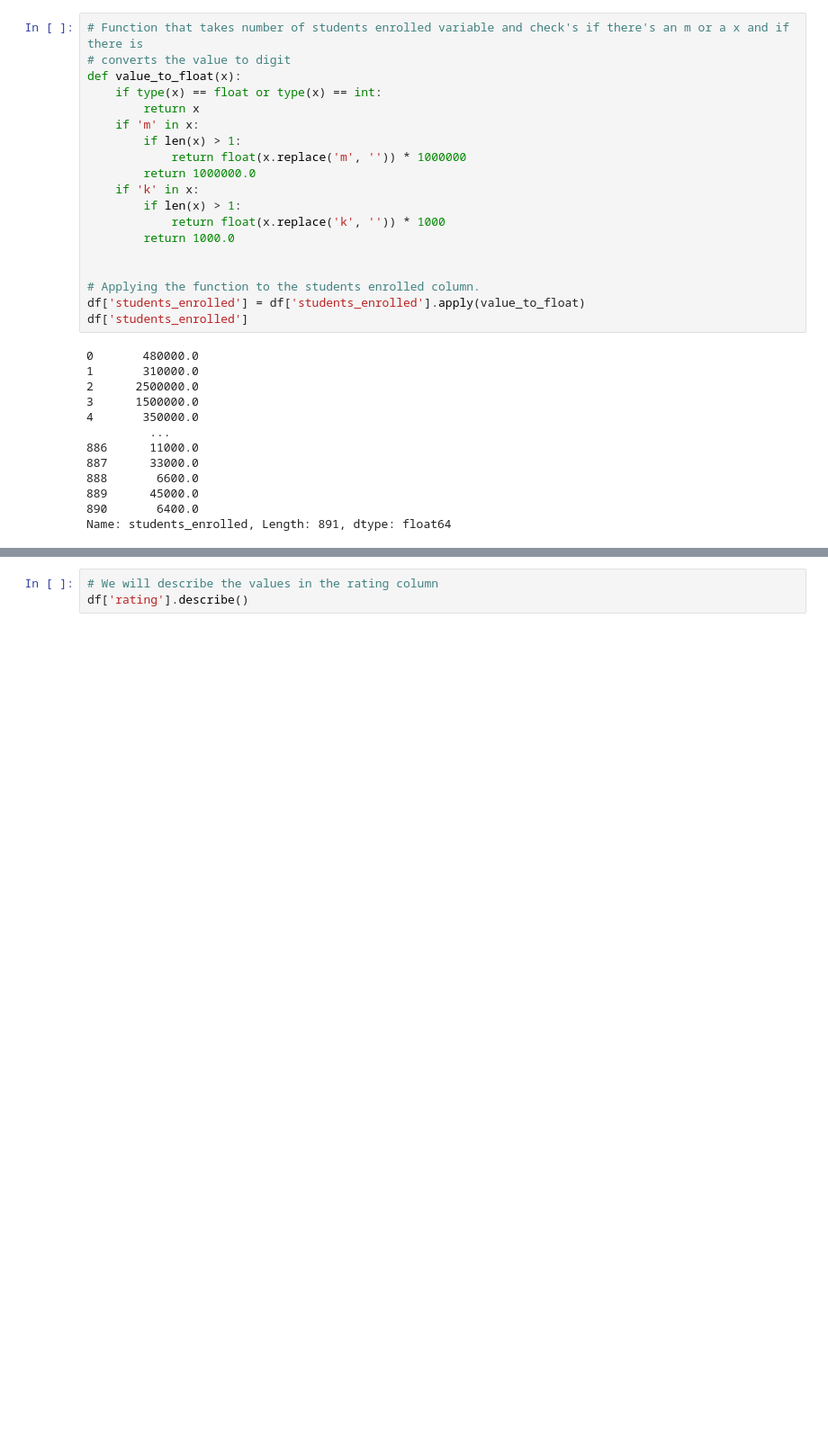
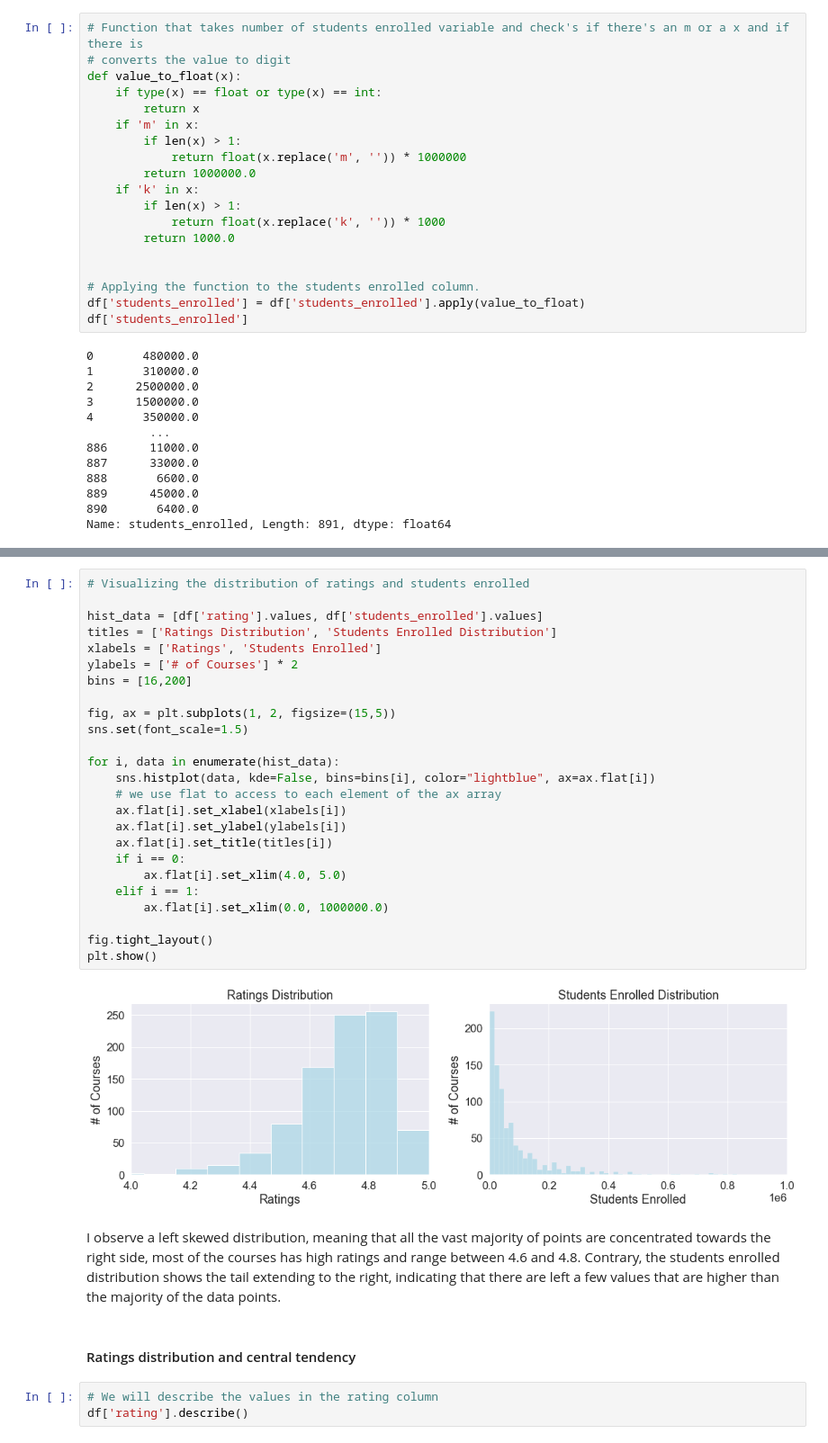
Before and after one commit to patosorio/Coursera-course-analysis, a Jupyter notebook: Coursera Course Analysis.ipynb, the cells around one changed output, grey strips where cells are left out. Shown at 90% size. Drawn from its saved outputs; the diff is of its cells as text; blank space fills up the shorter version.

Commit message:
Advancing on more distribution insights

```diff
--- a/Coursera Course Analysis.ipynb
+++ b/Coursera Course Analysis.ipynb
@@ -206,3 +177,34 @@ df.head()
+# %%
+# Visualizing the distribution of ratings and students enrolled
+
+hist_data = [df['rating'].values, df['students_enrolled'].values]
+titles = ['Ratings Distribution', 'Students Enrolled Distribution']
+xlabels = ['Ratings', 'Students Enrolled']
+ylabels = ['# of Courses'] * 2
+bins = [16,200]
+
+fig, ax = plt.subplots(1, 2, figsize=(15,5))
+sns.set(font_scale=1.5)
+
+for i, data in enumerate(hist_data):
+    sns.histplot(data, kde=False, bins=bins[i], color="lightblue", ax=ax.flat[i])
+    # we use flat to access to each element of the ax array
+    ax.flat[i].set_xlabel(xlabels[i])
+    ax.flat[i].set_ylabel(ylabels[i])
+    ax.flat[i].set_title(titles[i])
+    if i == 0:
+        ax.flat[i].set_xlim(4.0, 5.0)
+    elif i == 1:
+        ax.flat[i].set_xlim(0.0, 1000000.0)
+
+fig.tight_layout()
+plt.show()
+# %% [output]
+[figure, added]
+# %% [markdown]
+I observe a left skewed distribution, meaning that all the vast majority of points are concentrated towards the right side, most of the courses has high ratings and range between 4.6 and 4.8. Contrary, the students enrolled distribution shows the tail extending to the right, indicating that there are left a few values that are higher than the majority of the data points.
+# %% [markdown]
+#### Ratings distribution and central tendency
 # %%
 # We will describe the values in the rating column
 df['rating'].describe()
```
Also changed, not shown: parts of 34 cells of this notebook.
